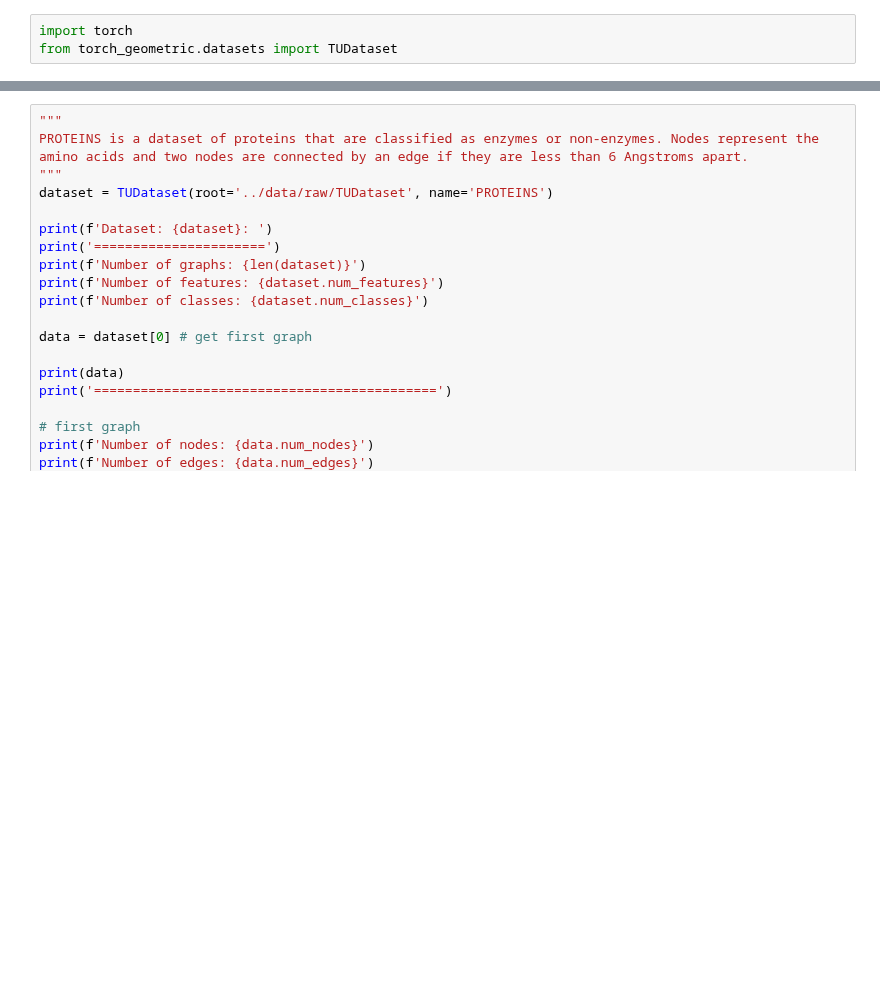
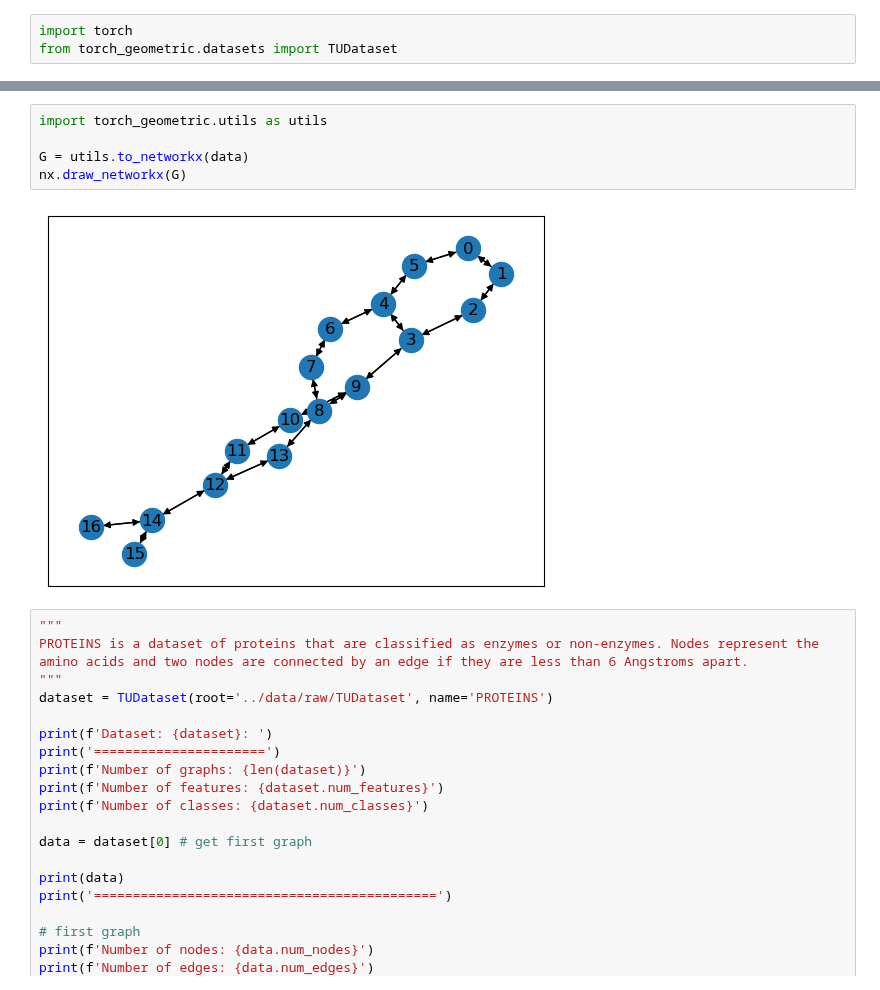
Before and after one commit to Barry0121/graph-neural-net-benchmark, a Jupyter notebook: notebooks/download_dataset.ipynb, the cells around one changed output, grey strips where cells are left out. Drawn from its saved outputs; the diff is of its cells as text; blank space fills up the shorter version.

```diff
--- a/notebooks/download_dataset.ipynb
+++ b/notebooks/download_dataset.ipynb
@@ -47,3 +43,10 @@ Done!
+# %%
+import torch_geometric.utils as utils
+
+G = utils.to_networkx(data)
+nx.draw_networkx(G)
+# %% [output]
+[figure, added]
 # %%
 """
 PROTEINS is a dataset of proteins that are classified as enzymes or non-enzymes. Nodes represent the amino acids and two nodes are connected by an edge if they are less than 6 Angstroms apart.
```
Also changed, not shown: parts of 1 cell of this notebook, 16 other files.
